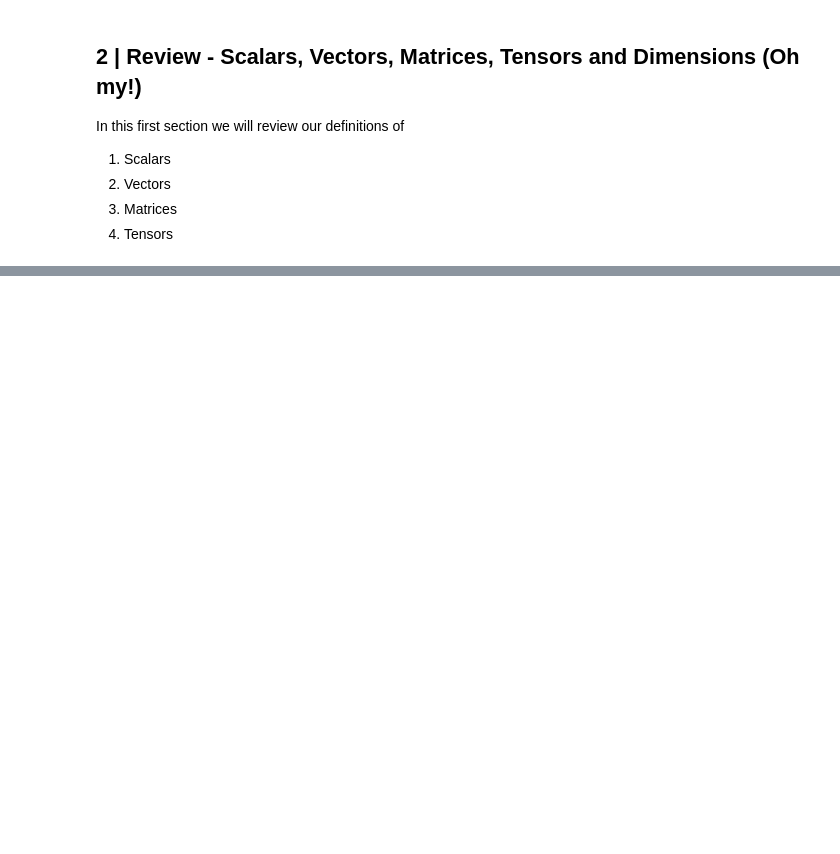
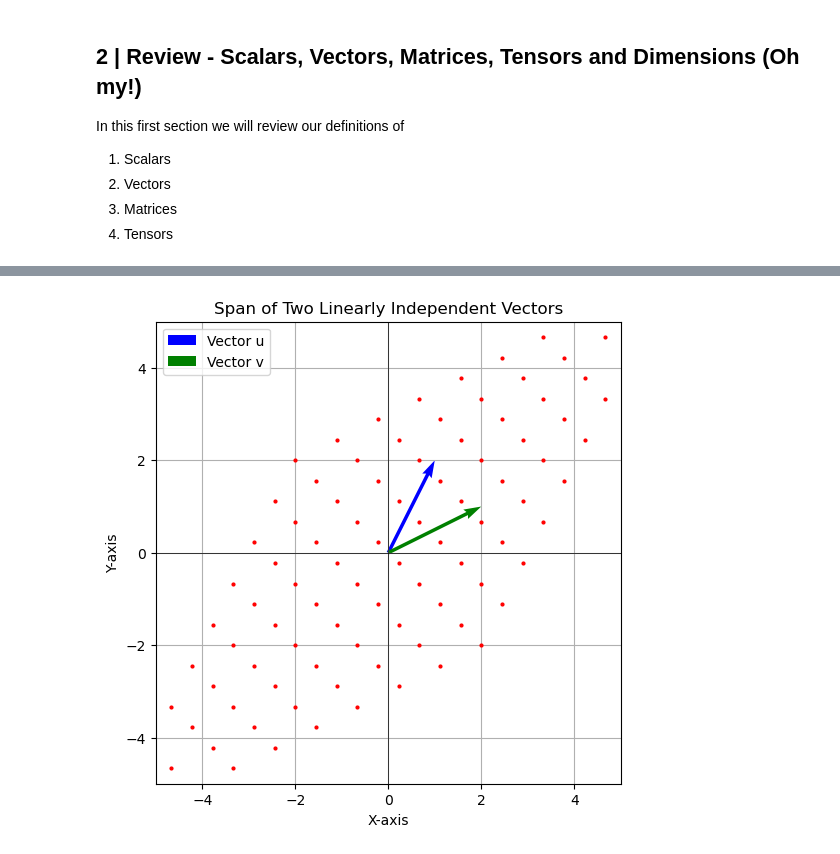
Before and after one commit to tgstone/sio-math-workshop, a Jupyter notebook: docs/source/day2/linear_algebra1.ipynb, the cells around one changed output, grey strips where cells are left out. Cells and saved outputs as stored; diff of their text form; code cells hidden in the pictures; blank space fills up the shorter version.

```diff
--- a/docs/source/day2/linear_algebra1.ipynb
+++ b/docs/source/day2/linear_algebra1.ipynb
@@ -56,0 +136,33 @@ Solution: Velocity ($\vec{u}$) is a **vector** because it has a direction and a
+# %%
+# Define two vectors
+vector_u = np.array([1, 2])
+vector_v = np.array([2, 1])
+
+# Create a grid of scalar values for the linear combination
+scalars = np.linspace(-2, 2, 10)
+
+# Create the plot
+plt.figure(figsize=(6, 6))
+plt.axhline(0, color='black', linewidth=0.5)
+plt.axvline(0, color='black', linewidth=0.5)
+plt.grid()
+
+# Plot the span of the vectors
+for a in scalars:
+    for b in scalars:
+        linear_combination = a * vector_u + b * vector_v
+        plt.plot(linear_combination[0], linear_combination[1], 'ro', markersize=2)
+
+# Plot the original vectors
+plt.quiver(0, 0, vector_u[0], vector_u[1], angles='xy', scale_units='xy', scale=1, color='b', label='Vector u')
+plt.quiver(0, 0, vector_v[0], vector_v[1], angles='xy', scale_units='xy', scale=1, color='g', label='Vector v')
+
+plt.xlim(-5, 5)
+plt.ylim(-5, 5)
+plt.title("Span of Two Linearly Independent Vectors")
+plt.xlabel("X-axis")
+plt.ylabel("Y-axis")
+plt.legend()
+plt.show()
+# %% [output]
+[figure, added]
```
Also changed, not shown: parts of 14 cells of this notebook.
